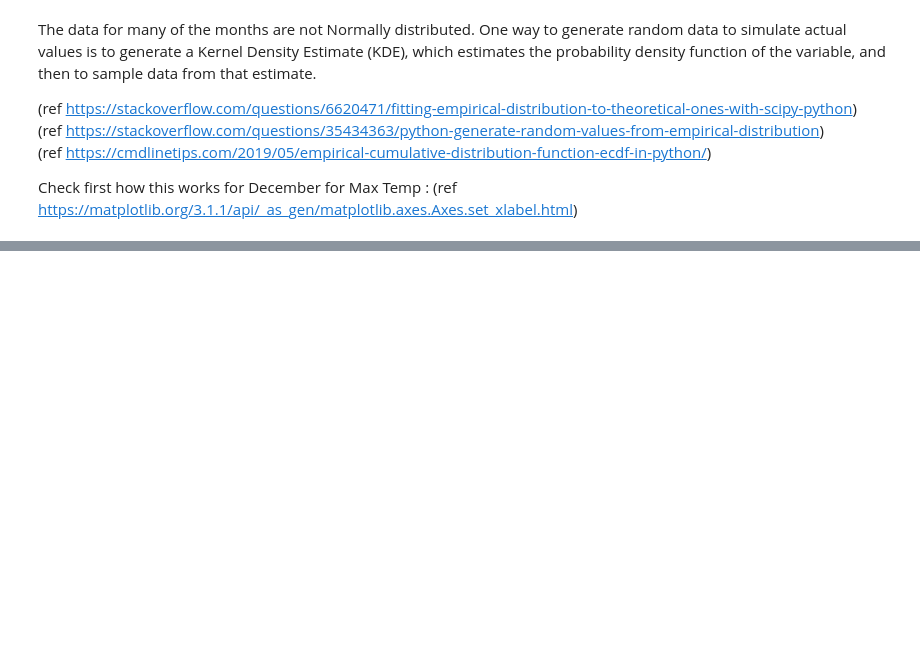
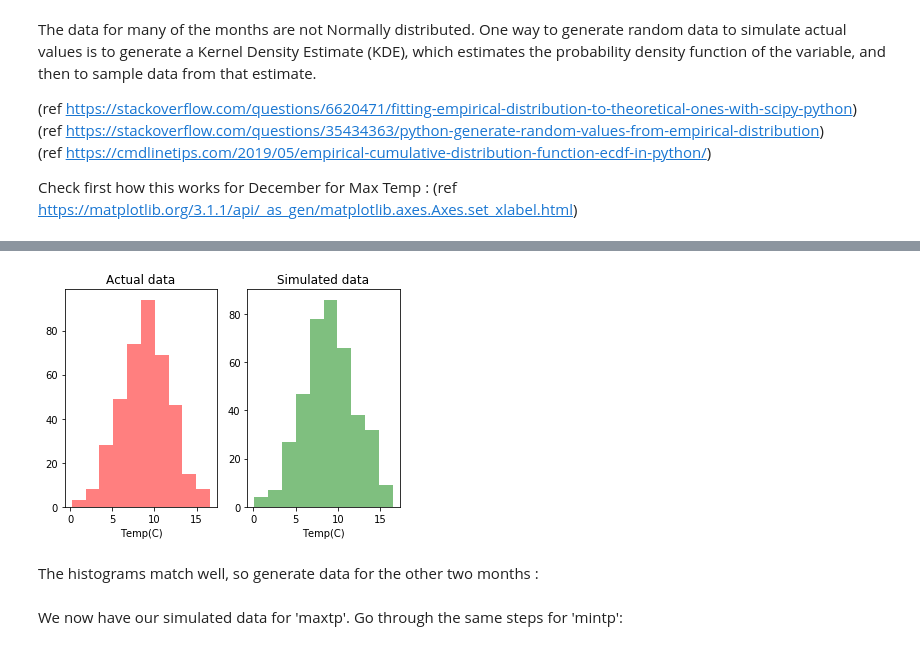
Before and after one commit to NigelSlack/PDA-Project, a Jupyter notebook: JN Phoenix Park weather simulation.ipynb, the cells around one changed output, grey strips where cells are left out. Drawn from its saved outputs; the diff is of its cells as text; code cells hidden in the pictures; blank space fills up the shorter version.

```diff
--- a/JN Phoenix Park weather simulation.ipynb
+++ b/JN Phoenix Park weather simulation.ipynb
@@ -167,0 +171,7 @@ We'll get the mean and standard deviation for these three months, so we can gene
+# %%
+nonnorm=[0,2,4,6,7,8,9,10]
+for i in nonnorm:
+   num=len(mx[i]['maxtp'])
+   actual_values = mx[i]['maxtp']
+   sample_pdf = scipy.stats.gaussian_kde(actual_values)
+   sim_maxtp[i] = sample_pdf.resample(num).T[:,0]
@@ -169,7 +182,7 @@ We'll get the mean and standard deviation for these three months, so we can gene
 mean_maxtp_feb=(mx[1]['maxtp'].mean())
 std_maxtp_feb=(mx[1]['maxtp'].std())
 mean_maxtp_apr=(mx[3]['maxtp'].mean())
-std_maxtp_feb=(mx[3]['maxtp'].std())
+std_maxtp_apr=(mx[3]['maxtp'].std())
 mean_maxtp_jun=(mx[5]['maxtp'].mean())
 std_maxtp_jun=(mx[5]['maxtp'].std())
 # %% [markdown]
@@ -176,0 +190,15 @@ Now generate random values for these three months, and check the histograms for
+# %%
+num=len(mx[1]['maxtp'])
+sim_maxtp[1]=np.random.normal(mean_maxtp_feb,std_maxtp_feb,num)
+fig, ax = plt.subplots(1,2)
+ax[0].hist(mx[1]['maxtp'], alpha = 0.5, color = 'r')
+ax[0].set_title('Actual data')
+ax[0].set_xlabel('Temp(C)')
+ax[1].hist(sim_maxtp[1], alpha = 0.5, color = 'g')
+ax[1].set_title('Simulated data')
+ax[1].set_xlabel('Temp(C)')
+plt.show()
+# %% [output]
+[figure, added]
+# %% [markdown]
+The histograms match well, so generate data for the other two months :
@@ -176,0 +210,2 @@ Now generate random values for these three months, and check the histograms for
+# %% [markdown]
+We now have our simulated data for 'maxtp'. Go through the same steps for 'mintp':
```
Also changed, not shown: parts of 5 cells of this notebook.
